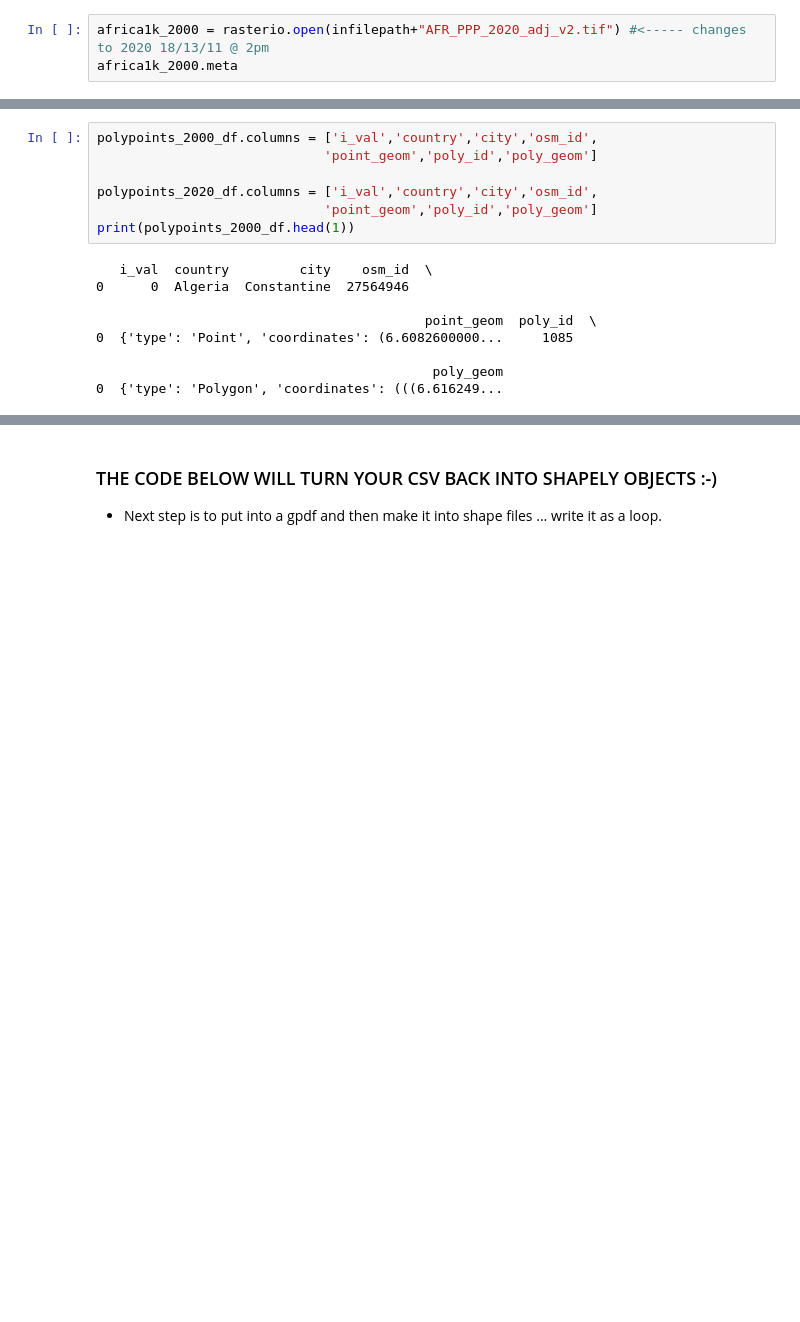
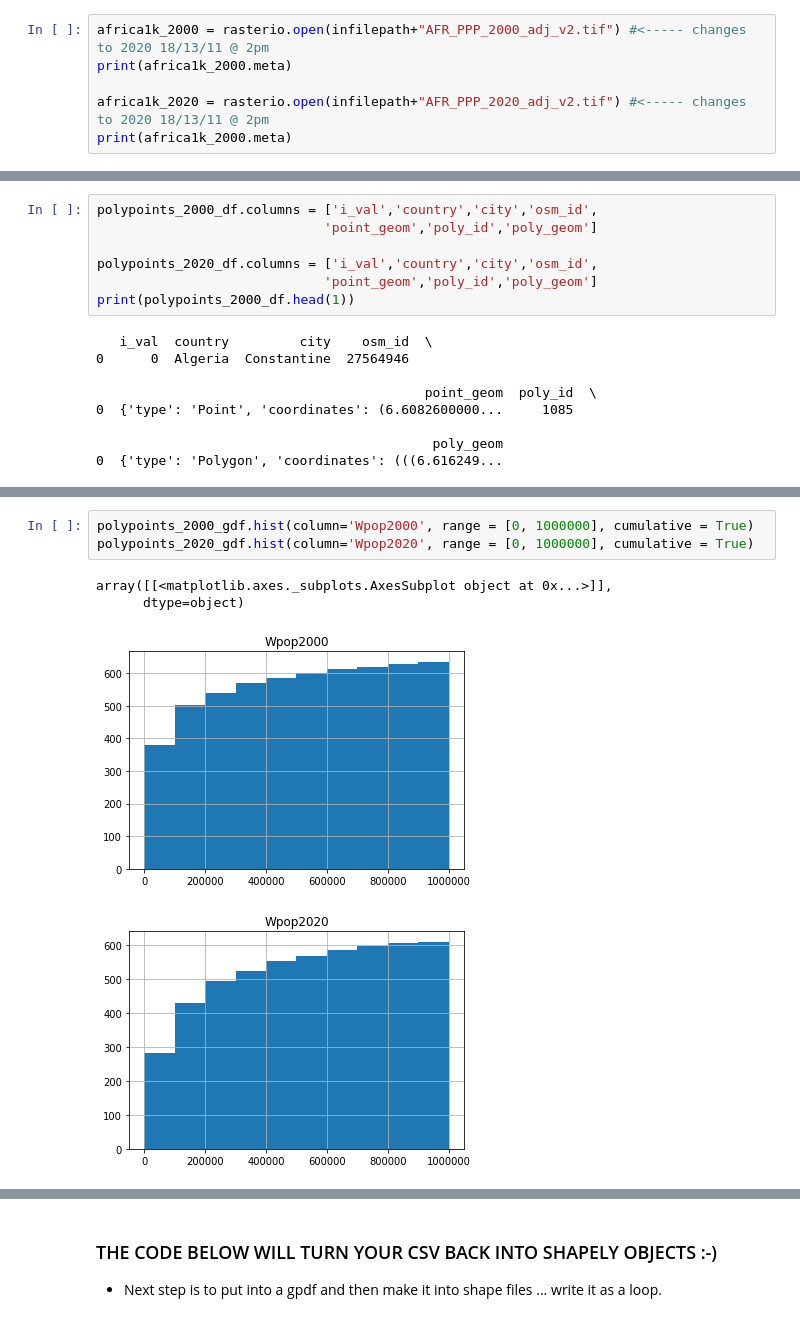
Before and after one commit to cascadet/AfricaUrbanPop, a Jupyter notebook: notebooks/jupyter/2018-10-26-Raster-Clean.ipynb, the cells around one changed output, grey strips where cells are left out. Cells and saved outputs as stored; diff of their text form; blank space fills up the shorter version.

```diff
--- a/notebooks/jupyter/2018-10-26-Raster-Clean.ipynb
+++ b/notebooks/jupyter/2018-10-26-Raster-Clean.ipynb
@@ -47,5 +47,8 @@ outfilepath = '/Users/cascade/Github/NTL/temp_data/'
     Becomes a rasterio object, check meta data
     Bands are numpy arrays
 # %%
-africa1k_2000 = rasterio.open(infilepath+"AFR_PPP_2020_adj_v2.tif") #<----- changes to 2020 18/13/11 @ 2pm
-africa1k_2000.meta
+africa1k_2000 = rasterio.open(infilepath+"AFR_PPP_2000_adj_v2.tif") #<----- changes to 2020 18/13/11 @ 2pm
+print(africa1k_2000.meta)
+
+africa1k_2020 = rasterio.open(infilepath+"AFR_PPP_2020_adj_v2.tif") #<----- changes to 2020 18/13/11 @ 2pm
+print(africa1k_2000.meta)
@@ -346,0 +485,8 @@ polypoints_2000_gdf = gpd.GeoDataFrame(polypoints_2000_df, geometry='geometry')
+# %%
+polypoints_2000_gdf.hist(column='Wpop2000', range = [0, 1000000], cumulative = True)
+polypoints_2020_gdf.hist(column='Wpop2020', range = [0, 1000000], cumulative = True)
+# %% [output]
+array([[<matplotlib.axes._subplots.AxesSubplot object at 0x...>]],
+      dtype=object)
+[figure, added]
+[figure, added]
```
Also changed, not shown: parts of 29 cells of this notebook, 10 other files.
